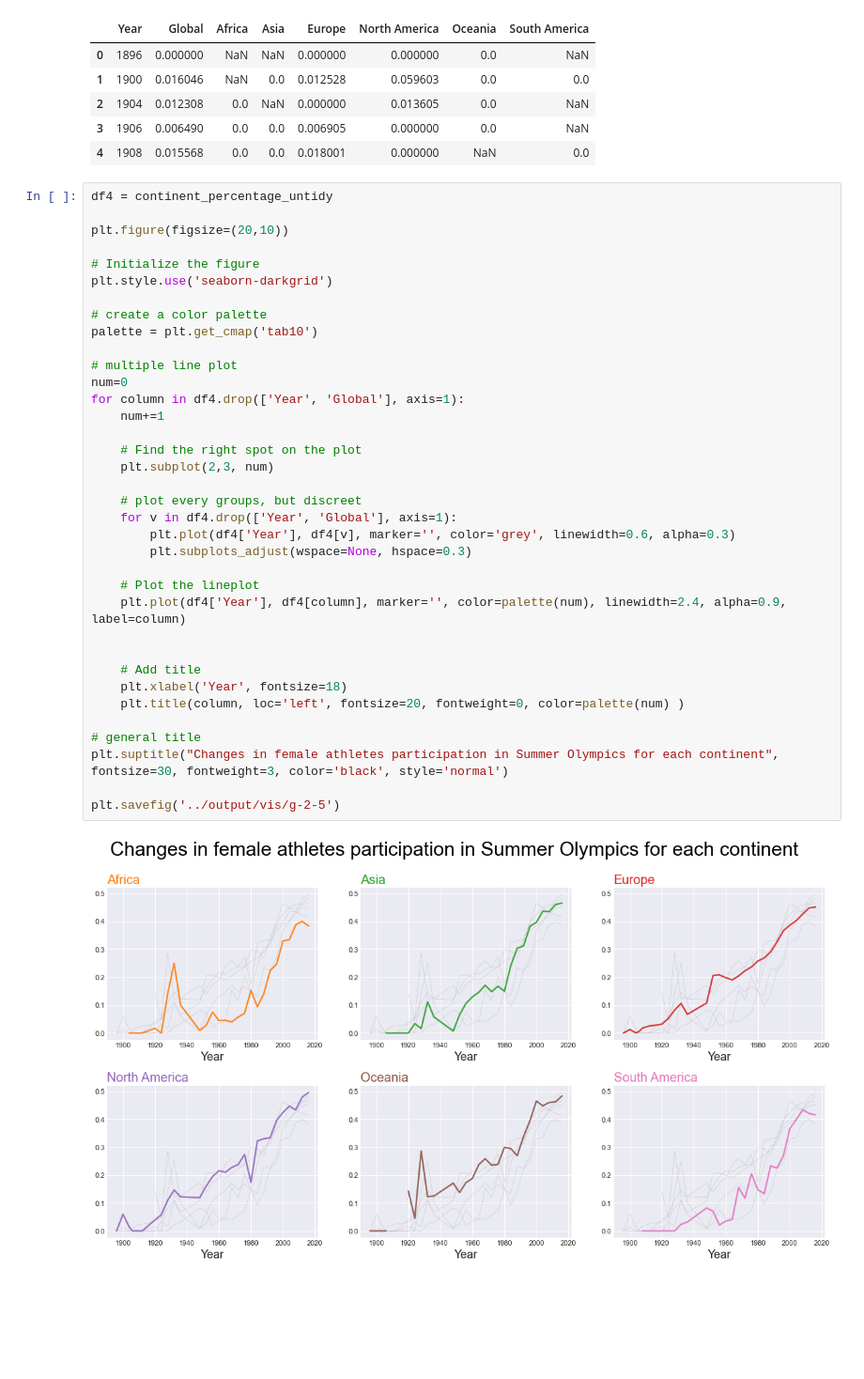
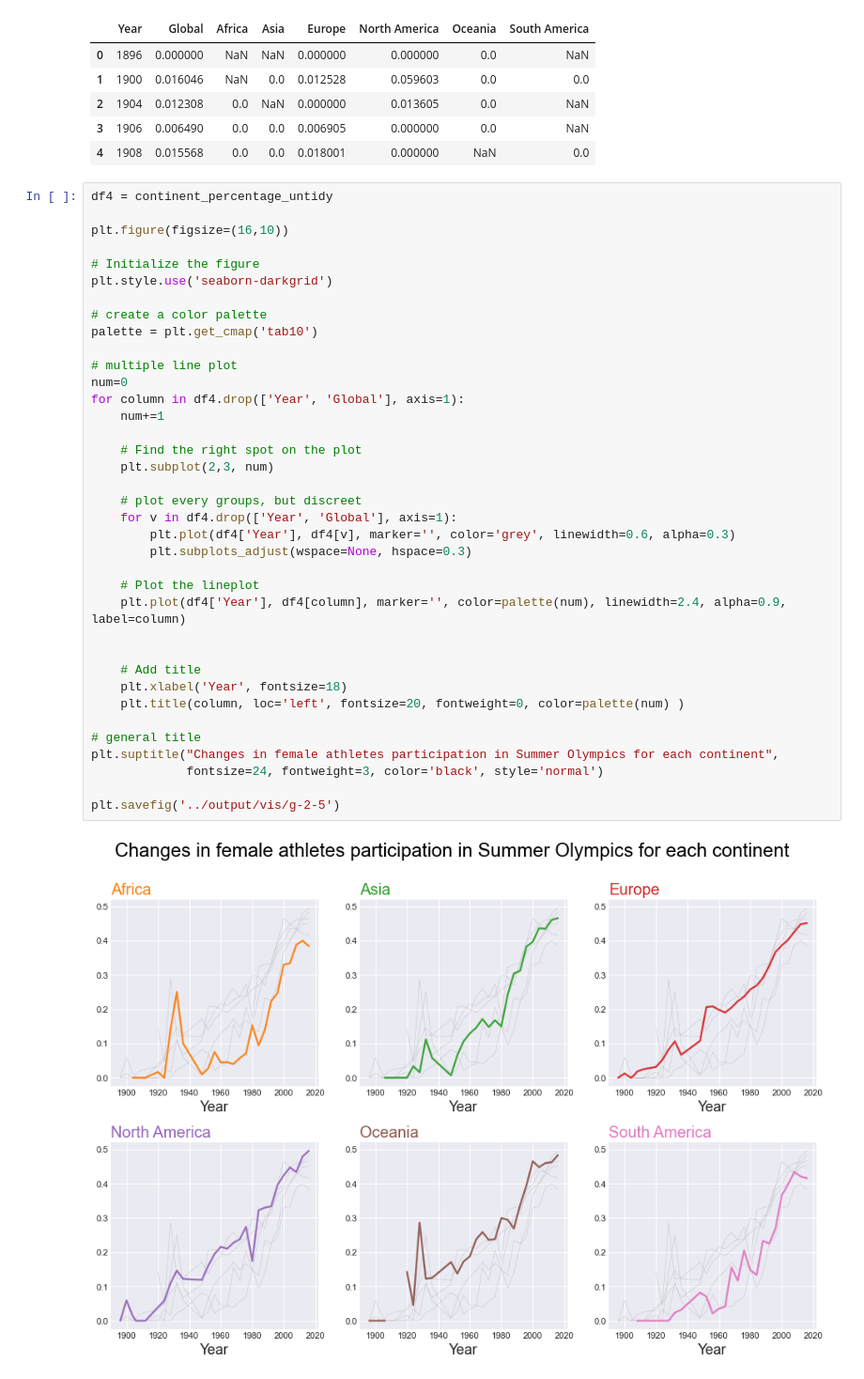
Before and after one commit to hongtaoh/olymvis-data, a Jupyter notebook: notebooks/femaleParticipattion.ipynb, the cells around one changed output. Shown at 94% size. Cells and saved outputs as stored; diff of their text form; blank space fills up the shorter version.

Commit message:
editing figures.

```diff
--- a/notebooks/femaleParticipattion.ipynb
+++ b/notebooks/femaleParticipattion.ipynb
@@ -350,41 +350,42 @@ continent_percentage_untidy.head()
 # %%
 df4 = continent_percentage_untidy
 
-plt.figure(figsize=(20,10))
+plt.figure(figsize=(16,10))
 
 # Initialize the figure
 plt.style.use('seaborn-darkgrid')
 
 # create a color palette
 palette = plt.get_cmap('tab10')
 
 # multiple line plot
 num=0
 for column in df4.drop(['Year', 'Global'], axis=1):
     num+=1
 
     # Find the right spot on the plot
     plt.subplot(2,3, num)
 
     # plot every groups, but discreet
     for v in df4.drop(['Year', 'Global'], axis=1):
         plt.plot(df4['Year'], df4[v], marker='', color='grey', linewidth=0.6, alpha=0.3)
         plt.subplots_adjust(wspace=None, hspace=0.3)
 
     # Plot the lineplot
     plt.plot(df4['Year'], df4[column], marker='', color=palette(num), linewidth=2.4, alpha=0.9, label=column)
 
 
     # Add title
     plt.xlabel('Year', fontsize=18)
     plt.title(column, loc='left', fontsize=20, fontweight=0, color=palette(num) )
 
 # general title
-plt.suptitle("Changes in female athletes participation in Summer Olympics for each continent", fontsize=30, fontweight=3, color='black', style='normal')
+plt.suptitle("Changes in female athletes participation in Summer Olympics for each continent",
+             fontsize=24, fontweight=3, color='black', style='normal')
 
 plt.savefig('../output/vis/g-2-5')
 # %% [output]
-[figure, old version]
+[figure, new version]
 # %%
 df4 = continent_percentage_untidy
 
```
Also changed, not shown: parts of 2 cells of this notebook, 2 other files.
